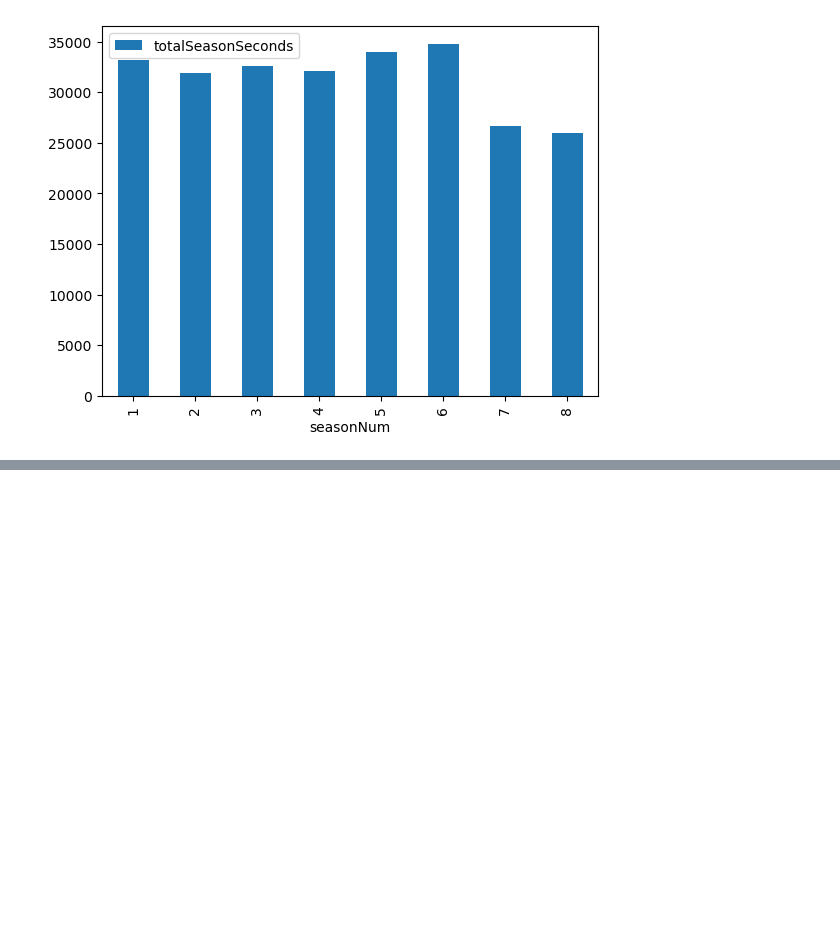
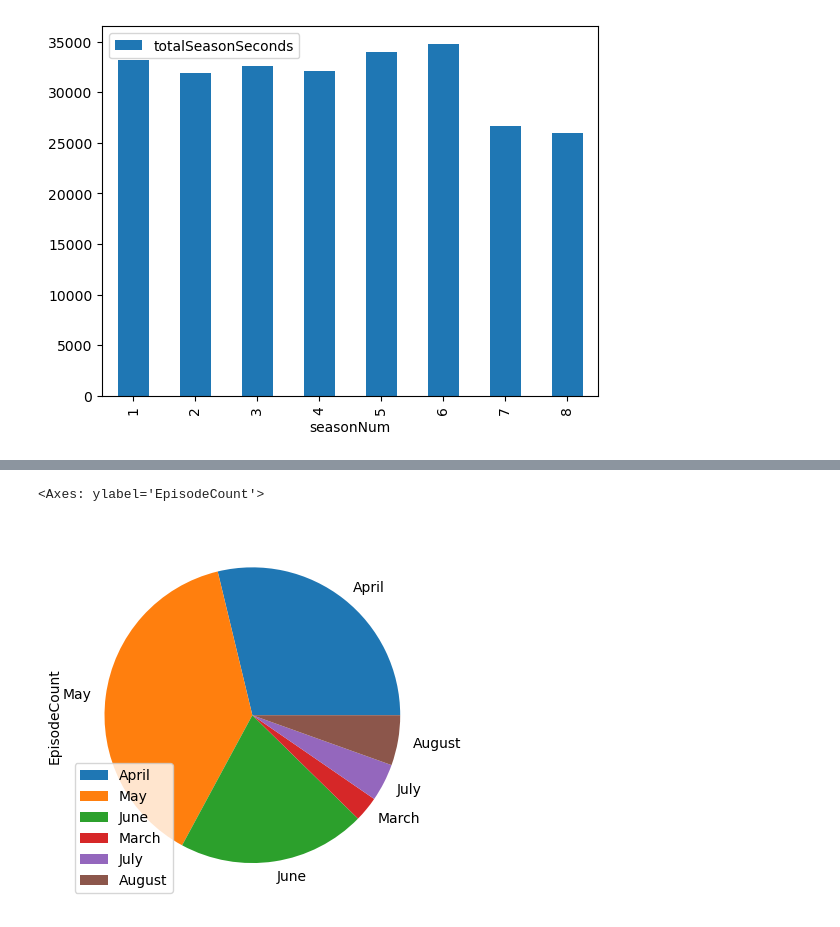
Before and after one commit to sixiann/W4111-Intro-to-Databases-Spring-2024, a Jupyter notebook: Homework/HW3/S24-W4111-HW3.ipynb, the cells around one changed output, grey strips where cells are left out. Drawn from its saved outputs; the diff is of its cells as text; code cells hidden in the pictures; blank space fills up the shorter version.

```diff
--- a/Homework/HW3/S24-W4111-HW3.ipynb
+++ b/Homework/HW3/S24-W4111-HW3.ipynb
@@ -821,2 +861,14 @@ NameError: name 'episodes_per_month' is not defined
 # %%
 # TODO: visualization
+
+# Map month numbers to month names
+month_names = {1: 'January', 2: 'February', 3: 'March', 4: 'April', 5: 'May', 6: 'June',
+               7: 'July', 8: 'August', 9: 'September', 10: 'October', 11: 'November', 12: 'December'}
+
+episodes_per_month['AirMonth'] = episodes_per_month['AirMonth'].map(month_names)
+episodes_per_month.index = episodes_per_month['AirMonth']
+
+episodes_per_month.plot.pie(y='EpisodeCount')
+# %% [output]
+<Axes: ylabel='EpisodeCount'>
+[figure, added]
```
Also changed, not shown: parts of 16 cells of this notebook.
